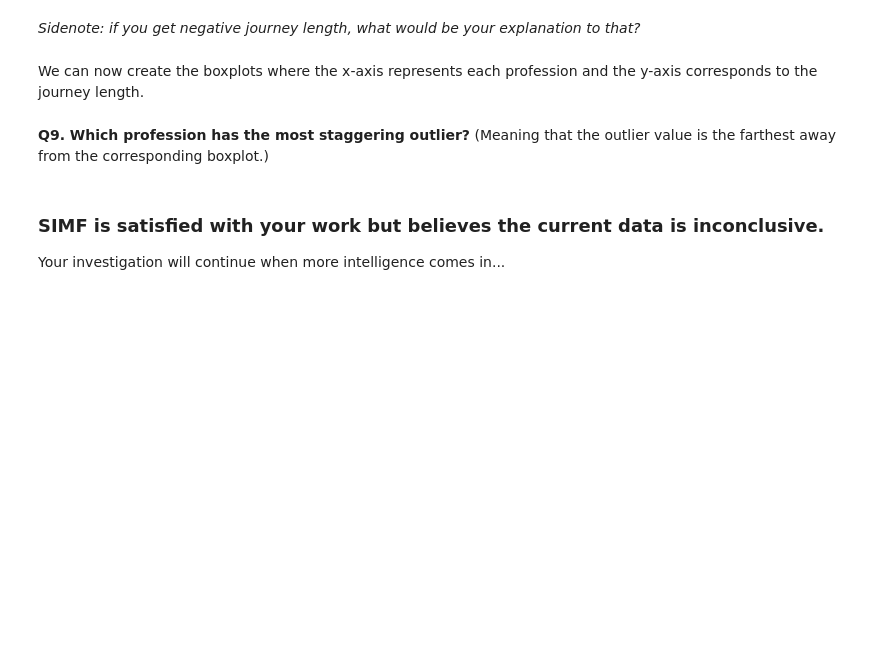
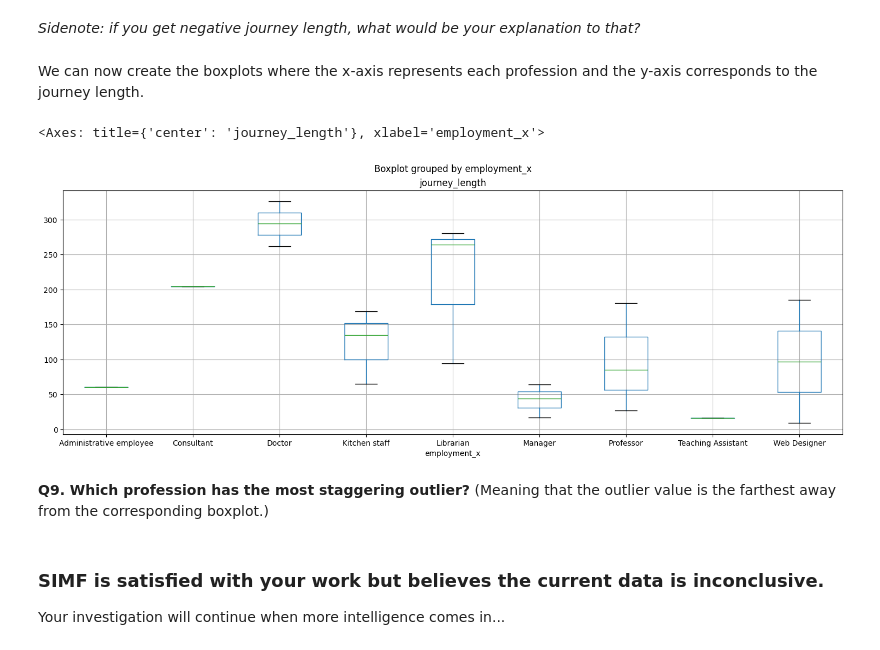
Before and after one commit to mellily/Python-100-Days, a Jupyter notebook: Assignments/Part 1/Assignment_part_1.ipynb, the cells around one changed output. Cells and saved outputs as stored; diff of their text form; code cells hidden in the pictures; blank space fills up the shorter version.

```diff
--- a/Assignments/Part 1/Assignment_part_1.ipynb
+++ b/Assignments/Part 1/Assignment_part_1.ipynb
@@ -336,5 +334,15 @@ First, let's construct two tables: one for the dates of arrival and another for
 # For this step we will need the information not only about the fights to the US,
 # but also about the flights taken from the US
 # Your code here
+arrivals = combined_dataset_dropna[
+    (combined_dataset_dropna['destination'] == 'US') &
+    (combined_dataset_dropna['date'] >= '2019-09-01') &
+    (combined_dataset_dropna['date'] <= '2020-10-31')
+]
+departures = combined_dataset_dropna[
+    (combined_dataset_dropna['departure'] == 'US') &
+    (combined_dataset_dropna['date'] >= '2019-09-01') &
+    (combined_dataset_dropna['date'] <= '2020-10-31')
+]
 # %% [markdown]
 We can keep on both of these tables the user ID, employment, and departure date / arrival date.
@@ -343,2 +349,6 @@ We can keep on both of these tables the user ID, employment, and departure date
+# %%
+#Your code here
+arrivals = arrivals[['userID', 'employment', 'date']]
+departures = departures[['userID', 'employment', 'date']]
 # %% [markdown]
 We can now join the two tables on user ID.
@@ -346,0 +355,4 @@ We can now join the two tables on user ID.
+# %%
+#Your code here
+combined_arrdep = pd.merge(arrivals, departures, left_on="userID", right_on='userID', how="inner", sort=False)
+combined_arrdep.head()
@@ -352,0 +370,5 @@ We can now create a new feature called journey_length representing the differenc
+# %%
+#Your code here
+combined_arrdep['journey_length'] = combined_arrdep['date_y'] - combined_arrdep['date_x']
+combined_arrdep['journey_length'] = combined_arrdep['journey_length'].dt.days
+combined_arrdep[['userID', 'date_x', 'date_y', 'journey_length']].head()
@@ -356,6 +385,10 @@ We can now create a new feature called journey_length representing the differenc
 We can now create the boxplots where the x-axis represents each profession and the y-axis corresponds to the journey length.
 # %%
 #Your code here
+combined_arrdep.boxplot(column='journey_length', by='employment_x', figsize=(18, 6))
+# %% [output]
+<Axes: title={'center': 'journey_length'}, xlabel='employment_x'>
+[figure, added]
 # %% [markdown]
 **Q9. Which profession has the most staggering outlier?**
 (Meaning that the outlier value is the farthest away from the corresponding boxplot.)
```
Also changed, not shown: parts of 37 cells of this notebook.
